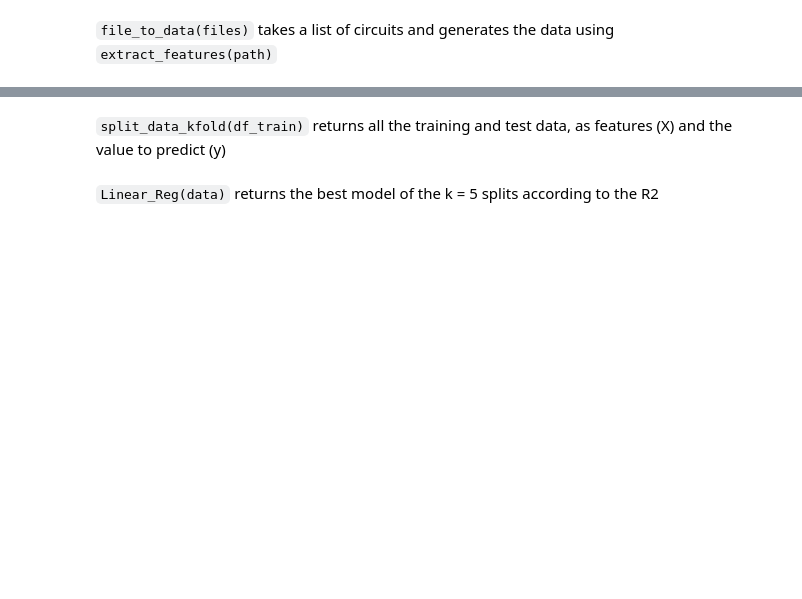
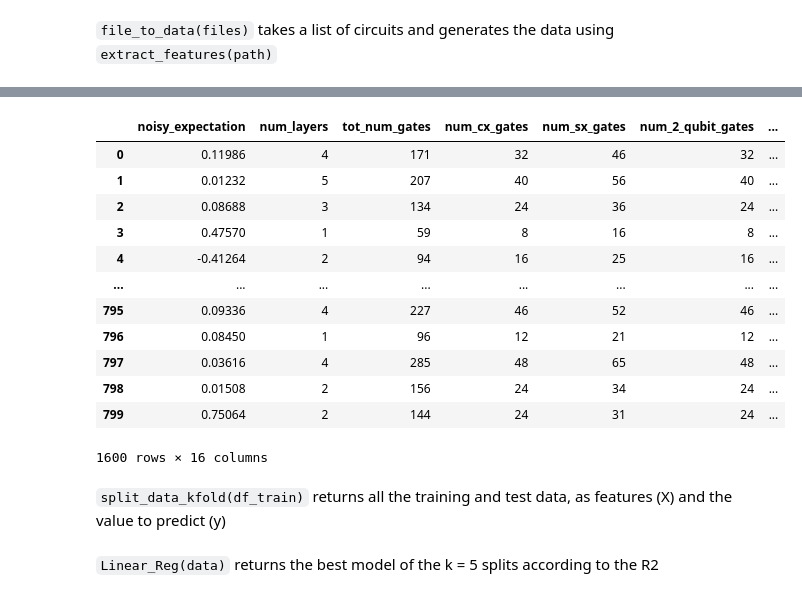
Before and after one commit to prachisharma21/ML_4_QEM, a Jupyter notebook: analysis_folded.ipynb, the cells around one changed output, grey strips where cells are left out. Saved outputs shown, nothing was run; the diff lists cells and outputs as text; code cells hidden in the pictures; blank space fills up the shorter version.

```diff
--- a/analysis_folded.ipynb
+++ b/analysis_folded.ipynb
@@ -318,3 +74,19 @@ df_train = pd.concat([df_train, df_train_scaled])
+# %%
+df_train
+# %% [output]
+|  | noisy_expectation | num_layers | tot_num_gates | num_cx_gates | num_sx_gates | num_2_qubit_gates | ... |
+| 0 | 0.11986 | 4 | 171 | 32 | 46 | 32 | ... |
+| 1 | 0.01232 | 5 | 207 | 40 | 56 | 40 | ... |
+| 2 | 0.08688 | 3 | 134 | 24 | 36 | 24 | ... |
+| 3 | 0.47570 | 1 | 59 | 8 | 16 | 8 | ... |
+| 4 | -0.41264 | 2 | 94 | 16 | 25 | 16 | ... |
+| ... | ... | ... | ... | ... | ... | ... | ... |
+| 795 | 0.09336 | 4 | 227 | 46 | 52 | 46 | ... |
+| 796 | 0.08450 | 1 | 96 | 12 | 21 | 12 | ... |
+| 797 | 0.03616 | 4 | 285 | 48 | 65 | 48 | ... |
+| 798 | 0.01508 | 2 | 156 | 24 | 34 | 24 | ... |
+| 799 | 0.75064 | 2 | 144 | 24 | 31 | 24 | ... |
+1600 rows × 16 columns
 # %% [markdown]
 `split_data_kfold(df_train)` returns all the training and test data, as features (X) and the value to predict (y)
 # %%
```
Also changed, not shown: parts of 24 cells of this notebook, 1 other file.
